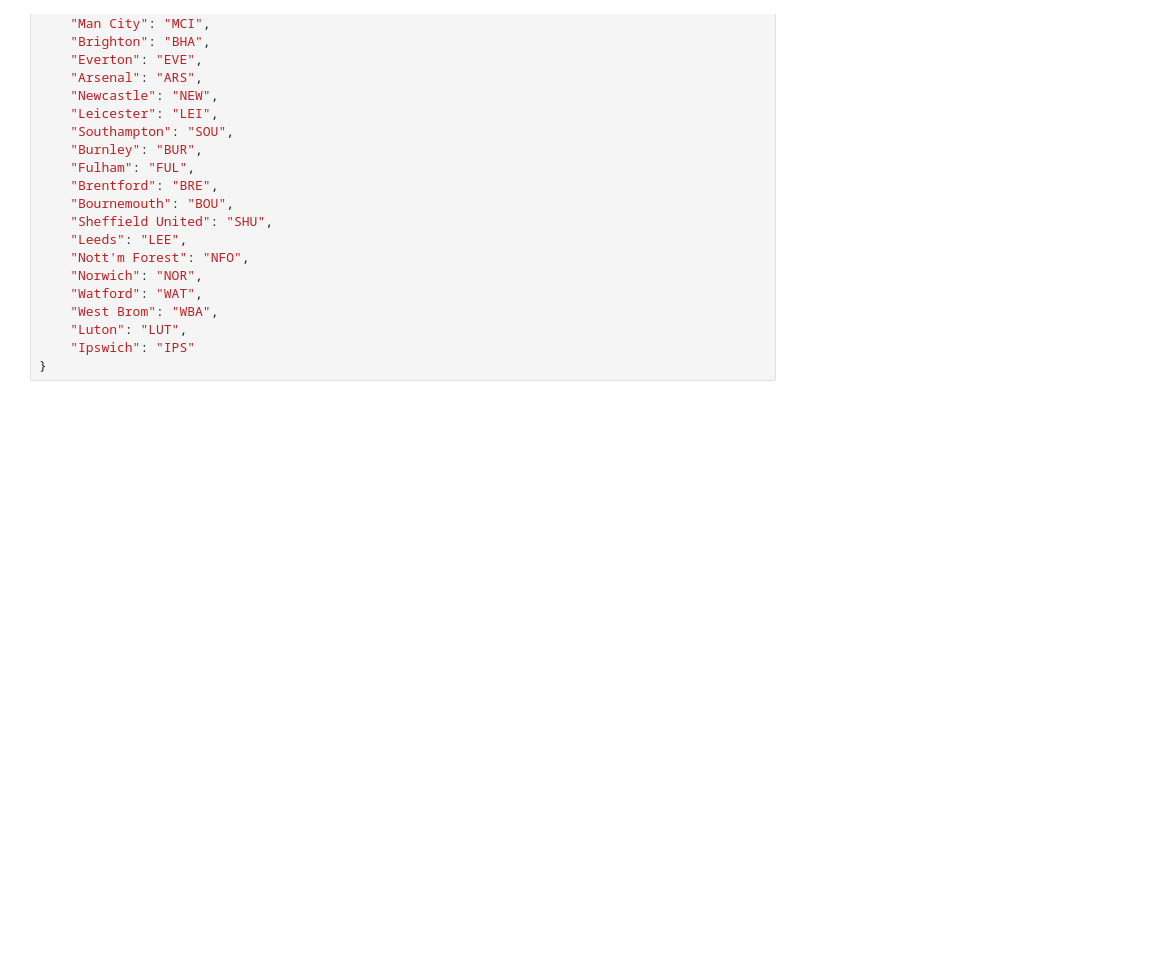
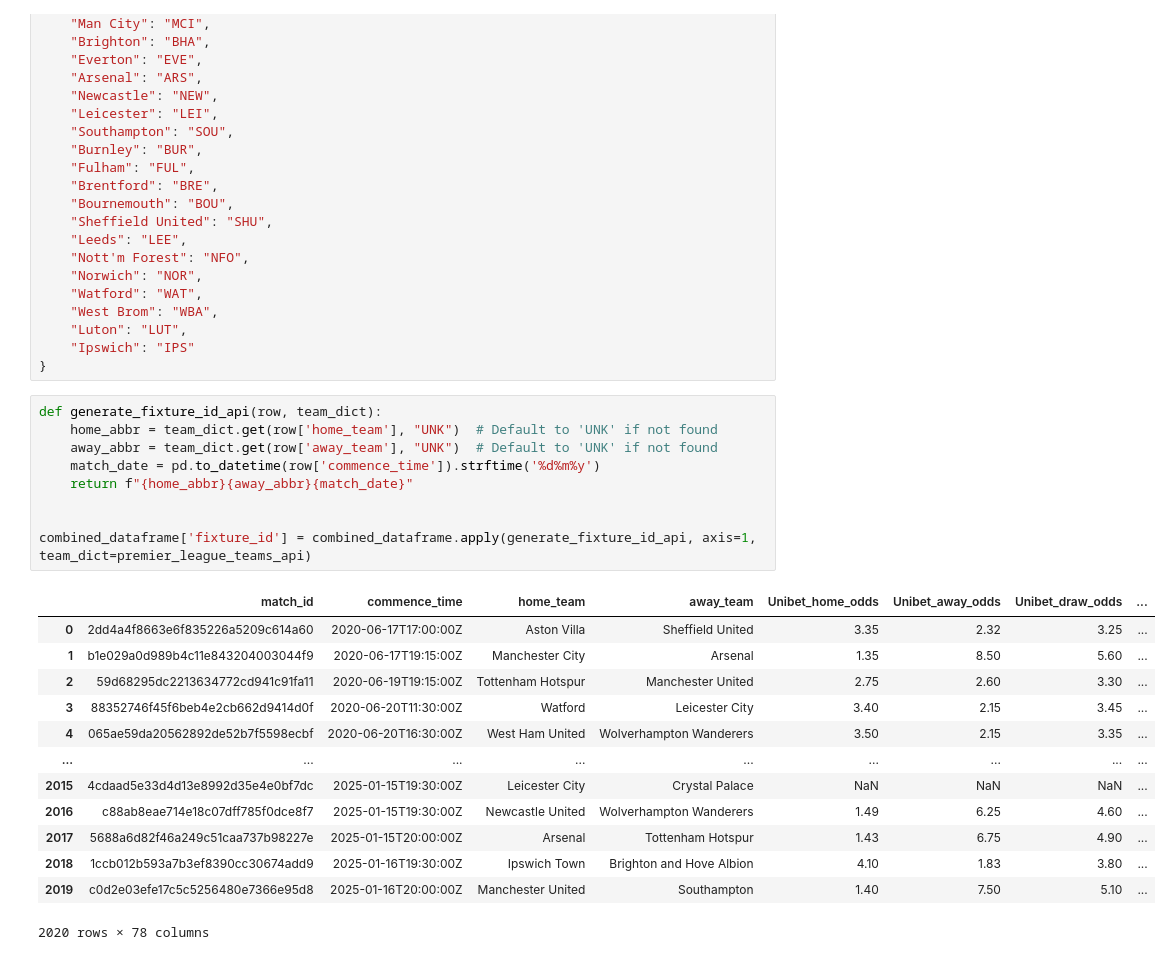
Before and after one commit to thoomkuzhymatthew/EPL_arb_betting, a Jupyter notebook: code/NB02-Data_Processing.ipynb, the cells around one changed output. Saved outputs shown, nothing was run; the diff lists cells and outputs as text; blank space fills up the shorter version.

```diff
--- a/code/NB02-Data_Processing.ipynb
+++ b/code/NB02-Data_Processing.ipynb
@@ -258,3 +250,26 @@ premier_league_teams_csv = {
     "Luton": "LUT",
     "Ipswich": "IPS"
 }
+# %%
+def generate_fixture_id_api(row, team_dict):
+    home_abbr = team_dict.get(row['home_team'], "UNK")  # Default to 'UNK' if not found
+    away_abbr = team_dict.get(row['away_team'], "UNK")  # Default to 'UNK' if not found
+    match_date = pd.to_datetime(row['commence_time']).strftime('%d%m%y')
+    return f"{home_abbr}{away_abbr}{match_date}"
+
+
+combined_dataframe['fixture_id'] = combined_dataframe.apply(generate_fixture_id_api, axis=1, team_dict=premier_league_teams_api)
+# %% [output]
+|  | match_id | commence_time | home_team | away_team | Unibet_home_odds | Unibet_away_odds | Unibet_draw_odds | ... |
+| 0 | 2dd4a4f8663e6f835226a5209c614a60 | 2020-06-17T17:00:00Z | Aston Villa | Sheffield United | 3.35 | 2.32 | 3.25 | ... |
+| 1 | b1e029a0d989b4c11e843204003044f9 | 2020-06-17T19:15:00Z | Manchester City | Arsenal | 1.35 | 8.50 | 5.60 | ... |
+| 2 | 59d68295dc2213634772cd941c91fa11 | 2020-06-19T19:15:00Z | Tottenham Hotspur | Manchester United | 2.75 | 2.60 | 3.30 | ... |
+| 3 | 88352746f45f6beb4e2cb662d9414d0f | 2020-06-20T11:30:00Z | Watford | Leicester City | 3.40 | 2.15 | 3.45 | ... |
+| 4 | 065ae59da20562892de52b7f5598ecbf | 2020-06-20T16:30:00Z | West Ham United | Wolverhampton Wanderers | 3.50 | 2.15 | 3.35 | ... |
+| ... | ... | ... | ... | ... | ... | ... | ... | ... |
+| 2015 | 4cdaad5e33d4d13e8992d35e4e0bf7dc | 2025-01-15T19:30:00Z | Leicester City | Crystal Palace | NaN | NaN | NaN | ... |
+| 2016 | c88ab8eae714e18c07dff785f0dce8f7 | 2025-01-15T19:30:00Z | Newcastle United | Wolverhampton Wanderers | 1.49 | 6.25 | 4.60 | ... |
+| 2017 | 5688a6d82f46a249c51caa737b98227e | 2025-01-15T20:00:00Z | Arsenal | Tottenham Hotspur | 1.43 | 6.75 | 4.90 | ... |
+| 2018 | 1ccb012b593a7b3ef8390cc30674add9 | 2025-01-16T19:30:00Z | Ipswich Town | Brighton and Hove Albion | 4.10 | 1.83 | 3.80 | ... |
+| 2019 | c0d2e03efe17c5c5256480e7366e95d8 | 2025-01-16T20:00:00Z | Manchester United | Southampton | 1.40 | 7.50 | 5.10 | ... |
+2020 rows × 78 columns
```
Also changed, not shown: parts of 3 cells of this notebook.
